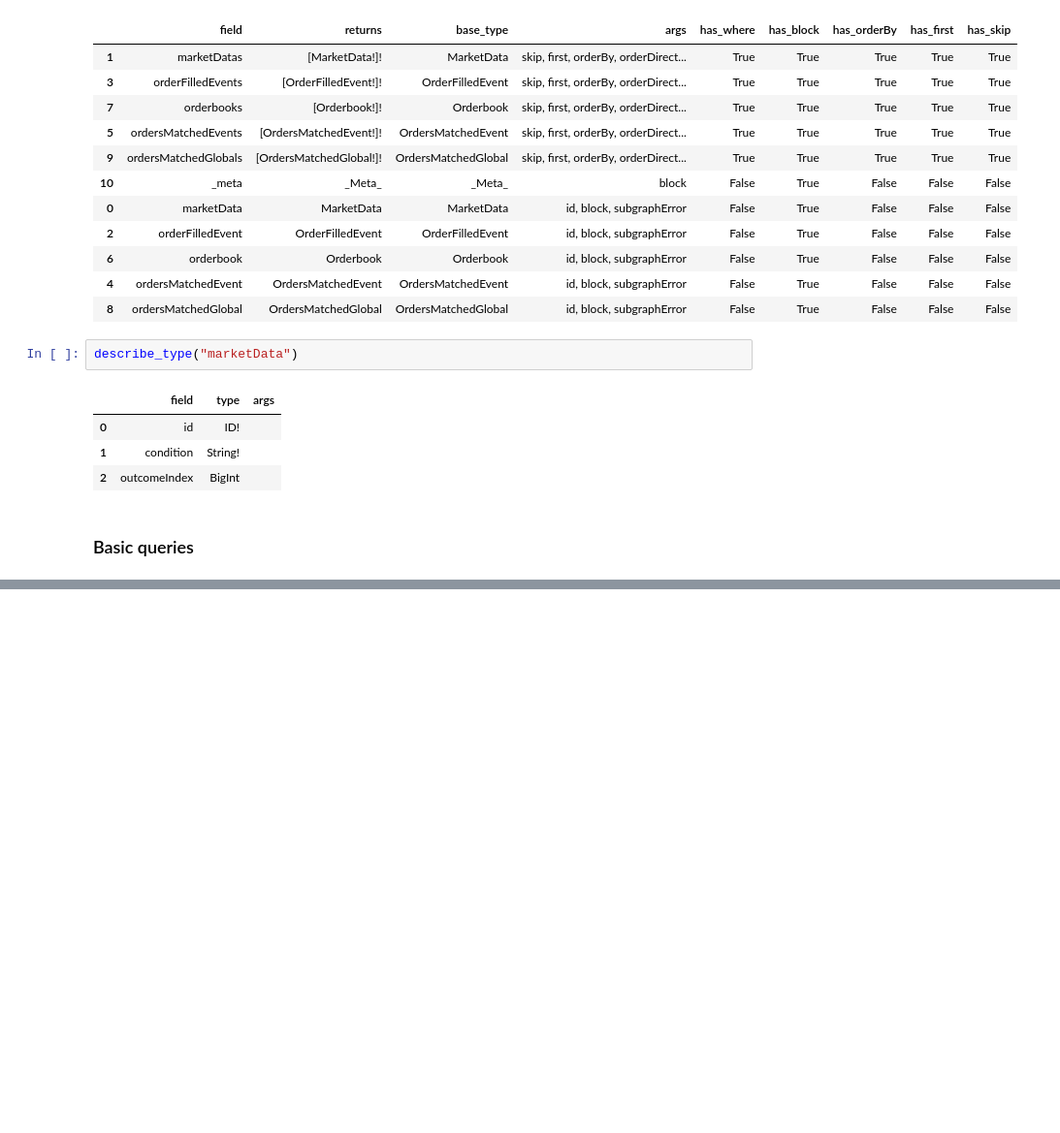
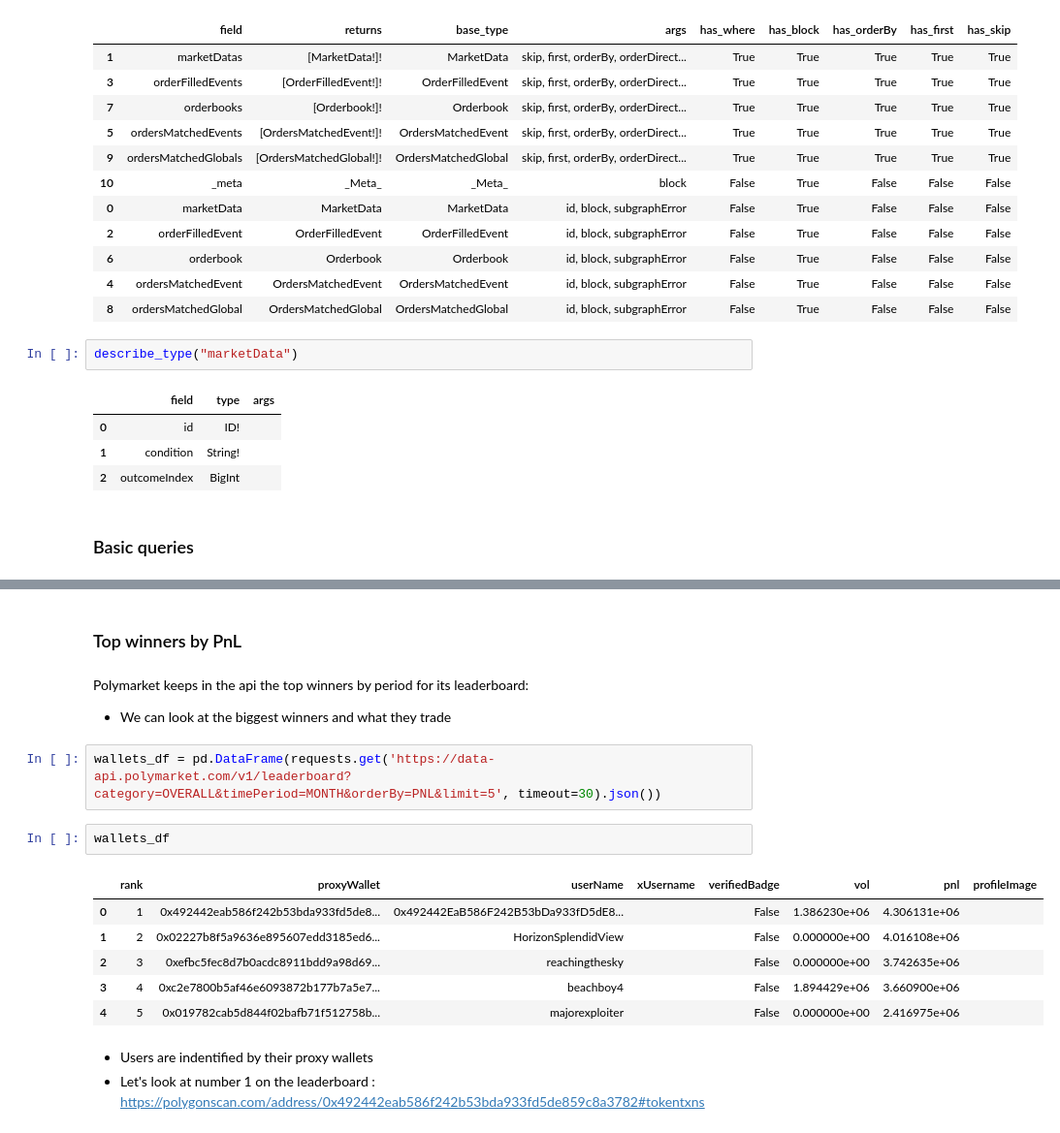
Before and after one commit to MSCA-DN-Digital-Finance/onchain-data_practical-session, a Jupyter notebook: First-subgraph.ipynb, the cells around one changed output, grey strips where cells are left out. Shown at 97% size. Drawn from its saved outputs; the diff is of its cells as text; blank space fills up the shorter version.

```diff
--- a/First-subgraph.ipynb
+++ b/First-subgraph.ipynb
@@ -1340,0 +1194,19 @@ RuntimeError: [{'message': 'Failed to get entities from store: canceling stateme
+# %% [markdown]
+### Top winners by PnL
+# %% [markdown]
+Polymarket keeps in the api the top winners by period for its leaderboard:
+- We can look at the biggest winners and what they trade
+# %%
+wallets_df = pd.DataFrame(requests.get('https://data-api.polymarket.com/v1/leaderboard?category=OVERALL&timePeriod=MONTH&orderBy=PNL&limit=5', timeout=30).json())
+# %%
+wallets_df
+# %% [output]
+|  | rank | proxyWallet | userName | xUsername | verifiedBadge | vol | pnl | profileImage |
+| 0 | 1 | 0x492442eab586f242b53bda933fd5de8... | 0x492442EaB586F242B53bDa933fD5dE8... |  | False | 1.386230e+06 | 4.306131e+06 |  |
+| 1 | 2 | 0x02227b8f5a9636e895607edd3185ed6... | HorizonSplendidView |  | False | 0.000000e+00 | 4.016108e+06 |  |
+| 2 | 3 | 0xefbc5fec8d7b0acdc8911bdd9a98d69... | reachingthesky |  | False | 0.000000e+00 | 3.742635e+06 |  |
+| 3 | 4 | 0xc2e7800b5af46e6093872b177b7a5e7... | beachboy4 |  | False | 1.894429e+06 | 3.660900e+06 |  |
+| 4 | 5 | 0x019782cab5d844f02bafb71f512758b... | majorexploiter |  | False | 0.000000e+00 | 2.416975e+06 |  |
+# %% [markdown]
+- Users are indentified by their proxy wallets
+- Let's look at number 1 on the leaderboard : https://polygonscan.com/address/0x492442eab586f242b53bda933fd5de859c8a3782#tokentxns
```
Also changed, not shown: parts of 34 cells of this notebook.
